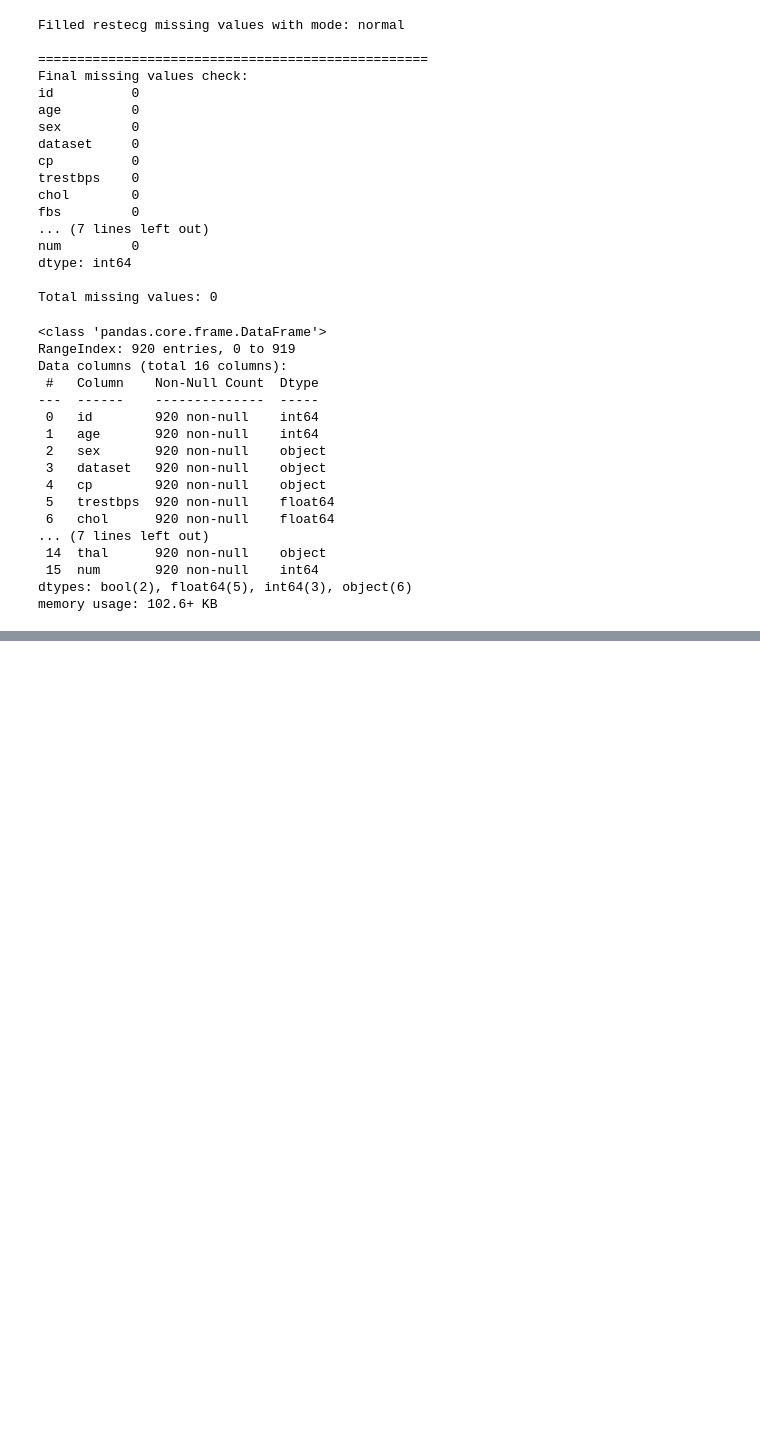
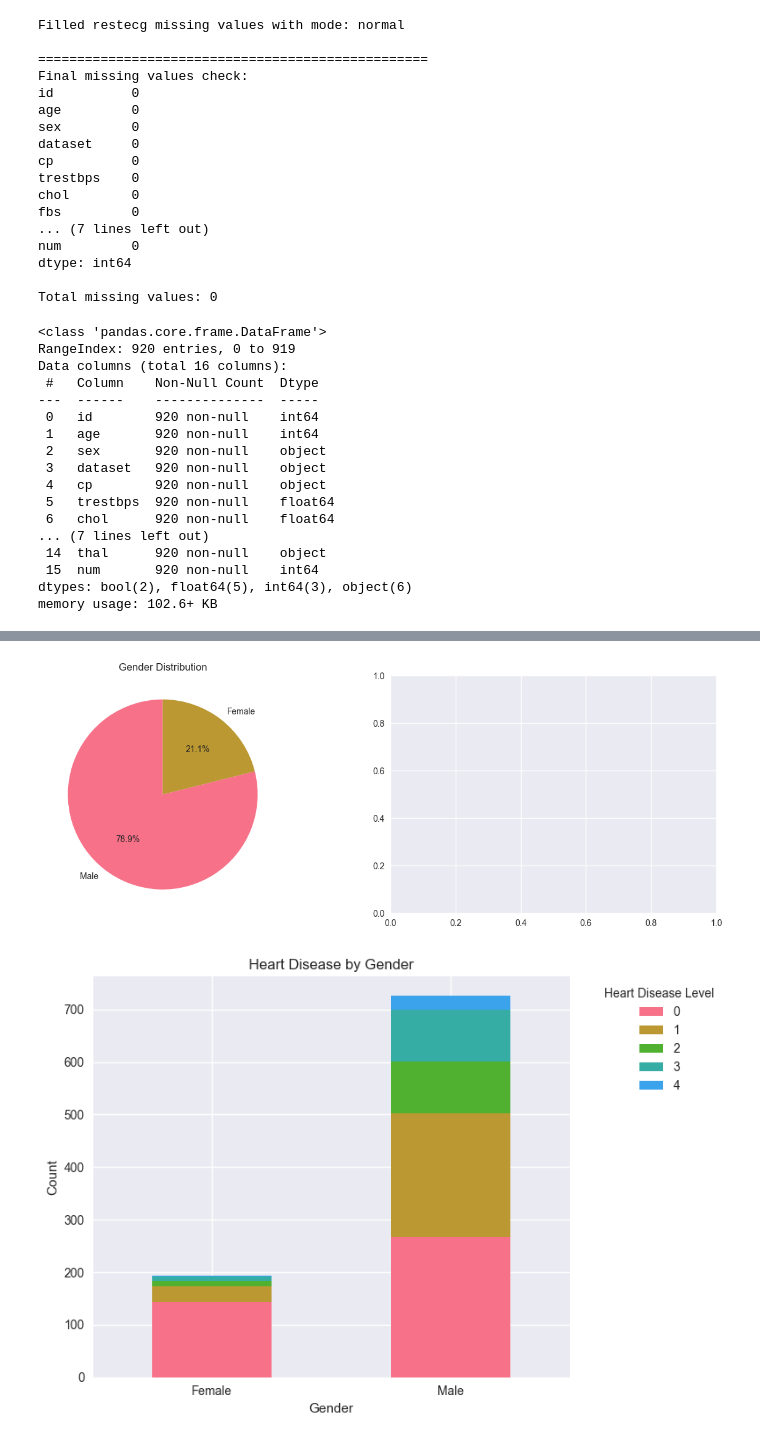
Before and after one commit to itsluckysharma01/Heart_Disease_Prediction-Algorithm_Comparison-SVM-KNN, a Jupyter notebook: Heart_Disease_Prediction&Algorithm_Comparison-SVM-KNN.ipynb, the cells around one changed output, grey strips where cells are left out. Drawn from its saved outputs; the diff is of its cells as text; code cells hidden in the pictures; blank space fills up the shorter version.

```diff
--- a/Heart_Disease_Prediction&Algorithm_Comparison-SVM-KNN.ipynb
+++ b/Heart_Disease_Prediction&Algorithm_Comparison-SVM-KNN.ipynb
@@ -254,0 +303,22 @@ memory usage: 102.6+ KB
+# %%
+# 3. Gender Analysis
+plt.figure(figsize=(15, 5))
+
+plt.subplot(1, 2, 1)
+gender_counts = df['sex'].value_counts()
+plt.pie(gender_counts.values, labels=gender_counts.index, autopct='%1.1f%%', startangle=90)
+plt.title('Gender Distribution')
+
+plt.subplot(1, 2, 2)
+pd.crosstab(df['sex'], df['num']).plot(kind='bar', stacked=True)
+plt.title('Heart Disease by Gender')
+plt.xlabel('Gender')
+plt.ylabel('Count')
+plt.legend(title='Heart Disease Level', bbox_to_anchor=(1.05, 1), loc='upper left')
+plt.xticks(rotation=0)
+
+plt.tight_layout()
+plt.show()
+# %% [output]
+[figure, added]
+[figure, added]
```
Also changed, not shown: parts of 10 cells of this notebook.
